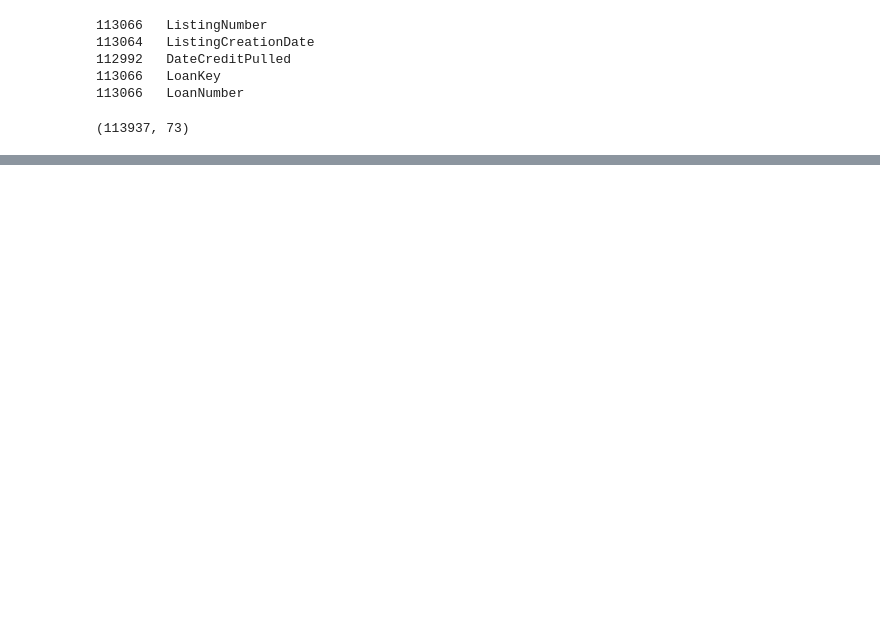
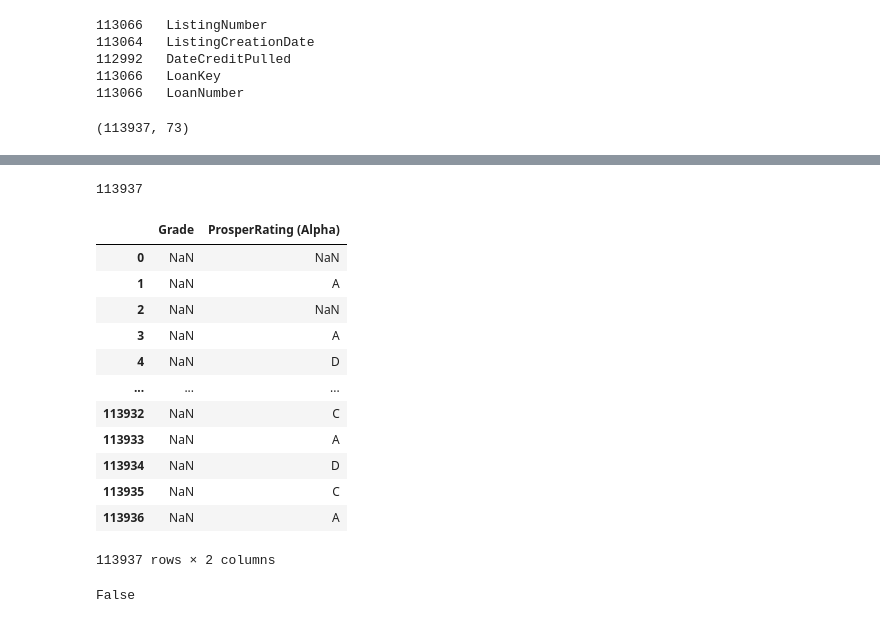
Before and after one commit to MAboElFottouh/Predictive-Modelling-Using-Social-Profile-in-Online-P2P-Lending-Market-Project-TCS56EA, a Jupyter notebook: task1.ipynb, the cells around one changed output, grey strips where cells are left out. Cells and saved outputs as stored; diff of their text form; code cells hidden in the pictures; blank space fills up the shorter version.

```diff
--- a/task1.ipynb
+++ b/task1.ipynb
@@ -319,3 +360,7 @@ for i in unique_value:
 data.shape
 # %% [output]
 (113937, 73)
+# %%
+data['CreditGrade'].replace('NC',np.nan,inplace=True)
+# %%
+data['Grade'] = np.nan
@@ -321,0 +372,6 @@ data.shape
+# %%
+for i in range(data.shape[0]):
+  if data['ProsperRating (Alpha)'].isna()[i]:
+   data['Grade'][i]  = data['ProsperRating (Alpha)'][i]
+  elif data['CreditGrade'].isna()[i] :
+    data['Grade'][i]  = data['CreditGrade'][i]
@@ -321,0 +387,24 @@ data.shape
+# %%
+data['Grade'].isna().sum()
+# %% [output]
+113937
+# %%
+data[['Grade','ProsperRating (Alpha)']]
+# %% [output]
+|  | Grade | ProsperRating (Alpha) |
+| 0 | NaN | NaN |
+| 1 | NaN | A |
+| 2 | NaN | NaN |
+| 3 | NaN | A |
+| 4 | NaN | D |
+| ... | ... | ... |
+| 113932 | NaN | C |
+| 113933 | NaN | A |
+| 113934 | NaN | D |
+| 113935 | NaN | C |
+| 113936 | NaN | A |
+113937 rows × 2 columns
+# %%
+data['ProsperRating (Alpha)'].isna()[1]
+# %% [output]
+False
```
Also changed, not shown: parts of 9 cells of this notebook.
